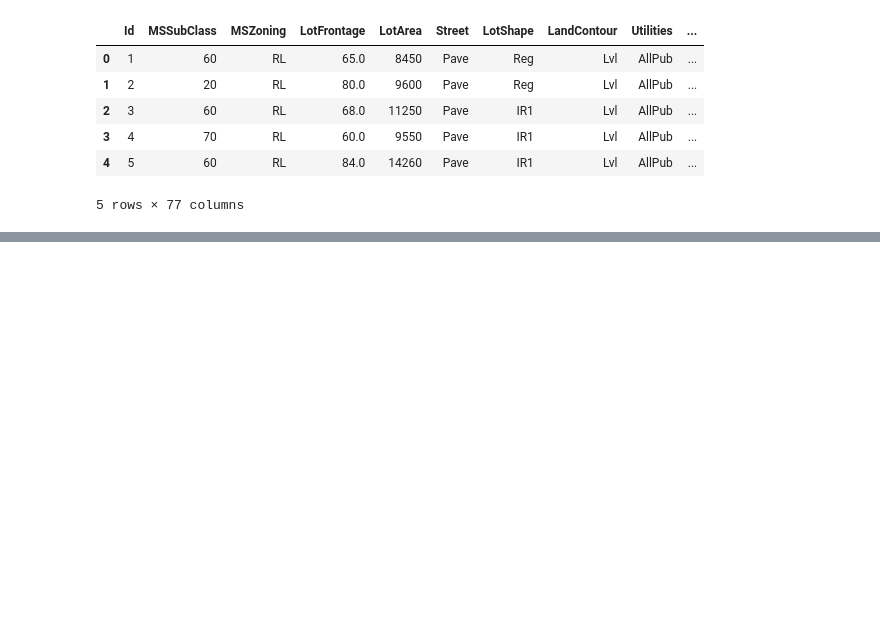
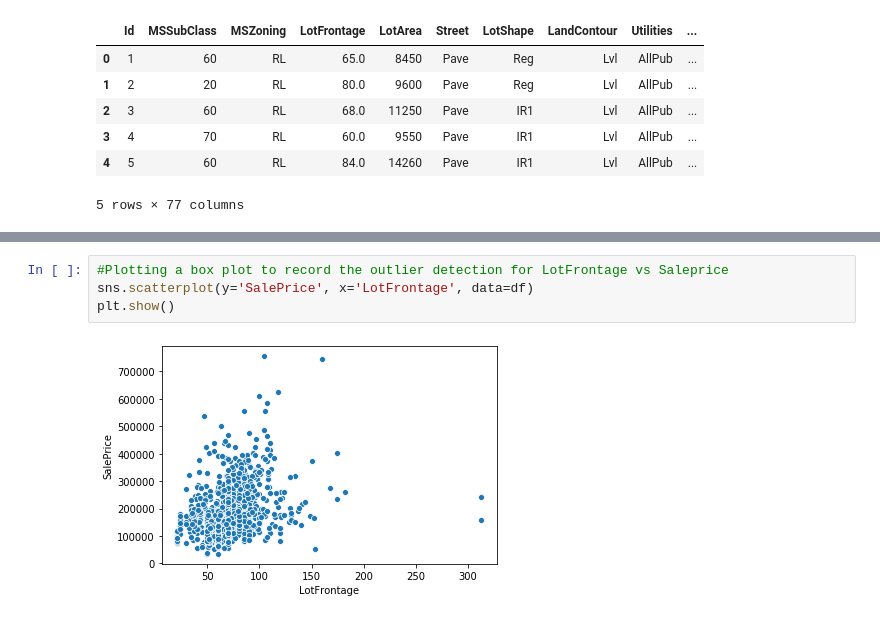
Before and after one commit to priyam81/capstone1, a Jupyter notebook: Capstone_Project _1.ipynb, the cells around one changed output, grey strips where cells are left out. Saved outputs shown, nothing was run; the diff lists cells and outputs as text; blank space fills up the shorter version.

Commit message:
Adding outlier detection and handling

```diff
--- a/Capstone_Project _1.ipynb
+++ b/Capstone_Project _1.ipynb
@@ -171,0 +188,6 @@ df.head()
+# %%
+#Plotting a box plot to record the outlier detection for LotFrontage vs Saleprice
+sns.scatterplot(y='SalePrice', x='LotFrontage', data=df)
+plt.show()
+# %% [output]
+[figure, added]
```
Also changed, not shown: parts of 4 cells of this notebook.
